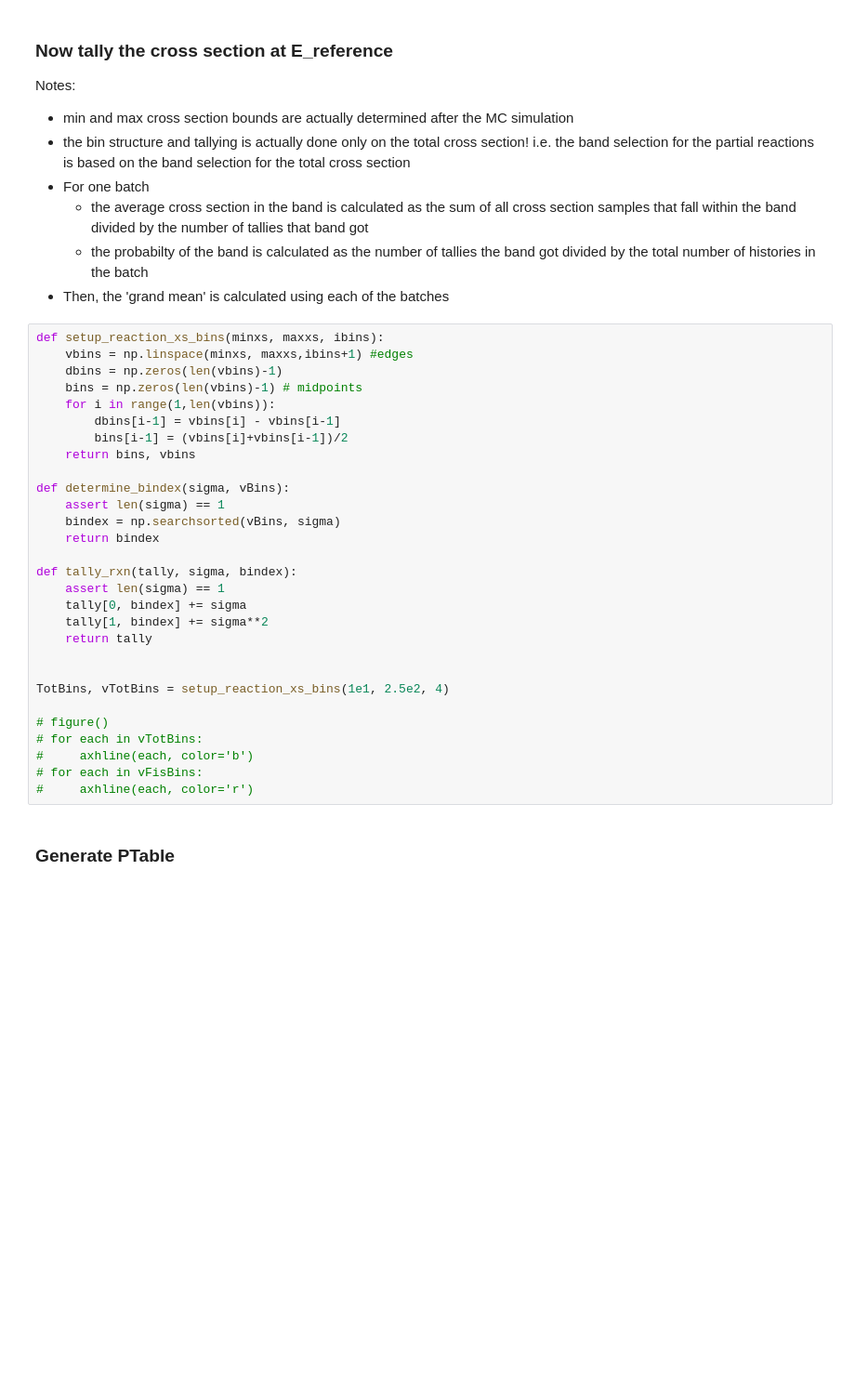
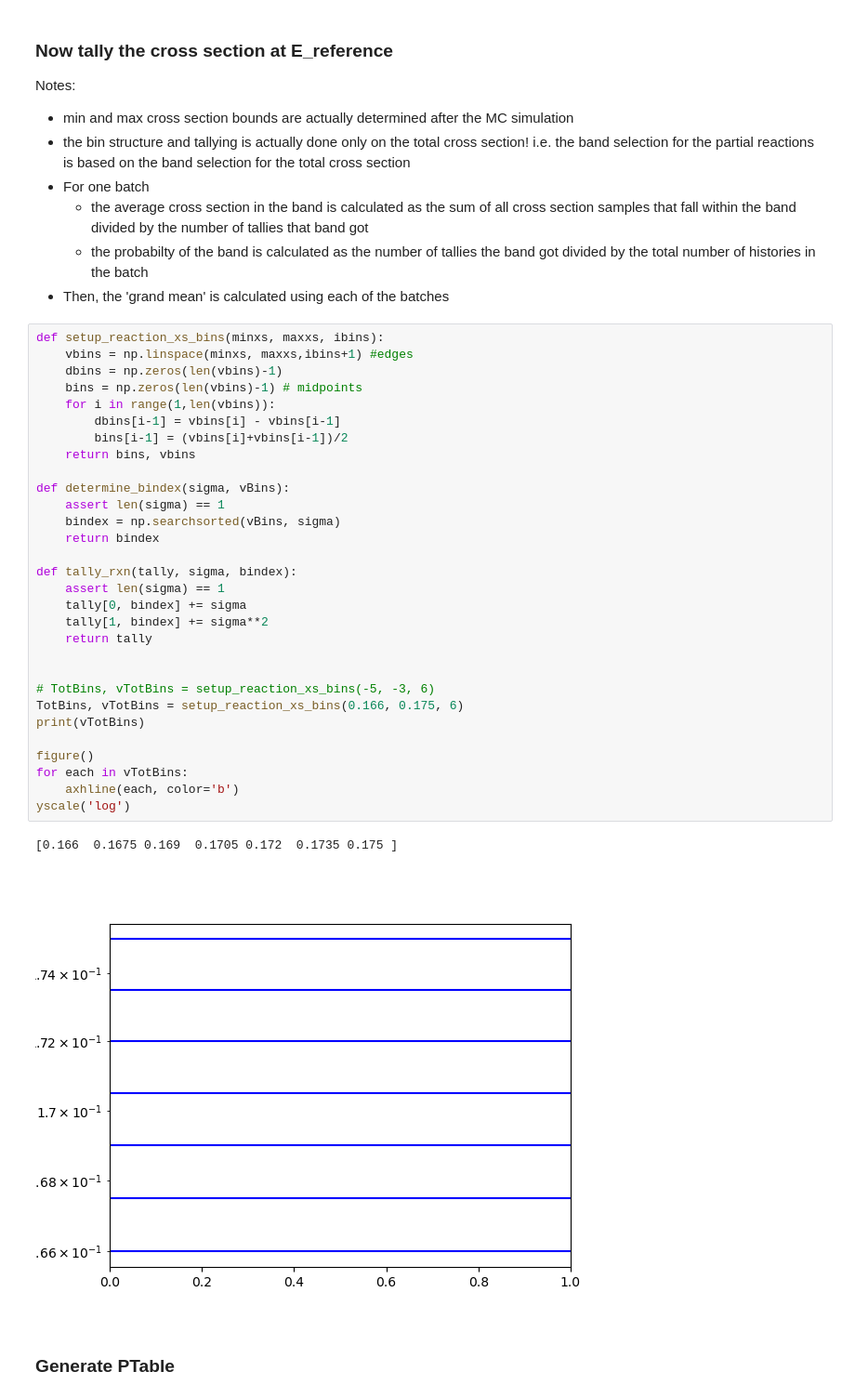
Before and after one commit to Naww137/neutron_transport, a Jupyter notebook: IncludeURR.ipynb, the cells around one changed output. Shown at 93% size. Cells and saved outputs as stored; diff of their text form; blank space fills up the shorter version.

```diff
--- a/IncludeURR.ipynb
+++ b/IncludeURR.ipynb
@@ -273,32 +261,36 @@ Notes:
 # %%
 def setup_reaction_xs_bins(minxs, maxxs, ibins):
     vbins = np.linspace(minxs, maxxs,ibins+1) #edges
     dbins = np.zeros(len(vbins)-1)
     bins = np.zeros(len(vbins)-1) # midpoints
     for i in range(1,len(vbins)):
         dbins[i-1] = vbins[i] - vbins[i-1]
         bins[i-1] = (vbins[i]+vbins[i-1])/2
     return bins, vbins
 
 def determine_bindex(sigma, vBins):
     assert len(sigma) == 1
     bindex = np.searchsorted(vBins, sigma)
     return bindex
 
 def tally_rxn(tally, sigma, bindex):
     assert len(sigma) == 1
     tally[0, bindex] += sigma
     tally[1, bindex] += sigma**2
     return tally
 
 
-TotBins, vTotBins = setup_reaction_xs_bins(1e1, 2.5e2, 4)
+# TotBins, vTotBins = setup_reaction_xs_bins(-5, -3, 6)
+TotBins, vTotBins = setup_reaction_xs_bins(0.166, 0.175, 6)
+print(vTotBins)
 
-# figure()
-# for each in vTotBins:
-#     axhline(each, color='b')
-# for each in vFisBins:
-#     axhline(each, color='r')
+figure()
+for each in vTotBins:
+    axhline(each, color='b')
+yscale('log')
+# %% [output]
+[0.166  0.1675 0.169  0.1705 0.172  0.1735 0.175 ]
+[figure, added]
 # %% [markdown]
 ### Generate PTable
 # %%
```
Also changed, not shown: parts of 18 cells of this notebook, 3 other files.
